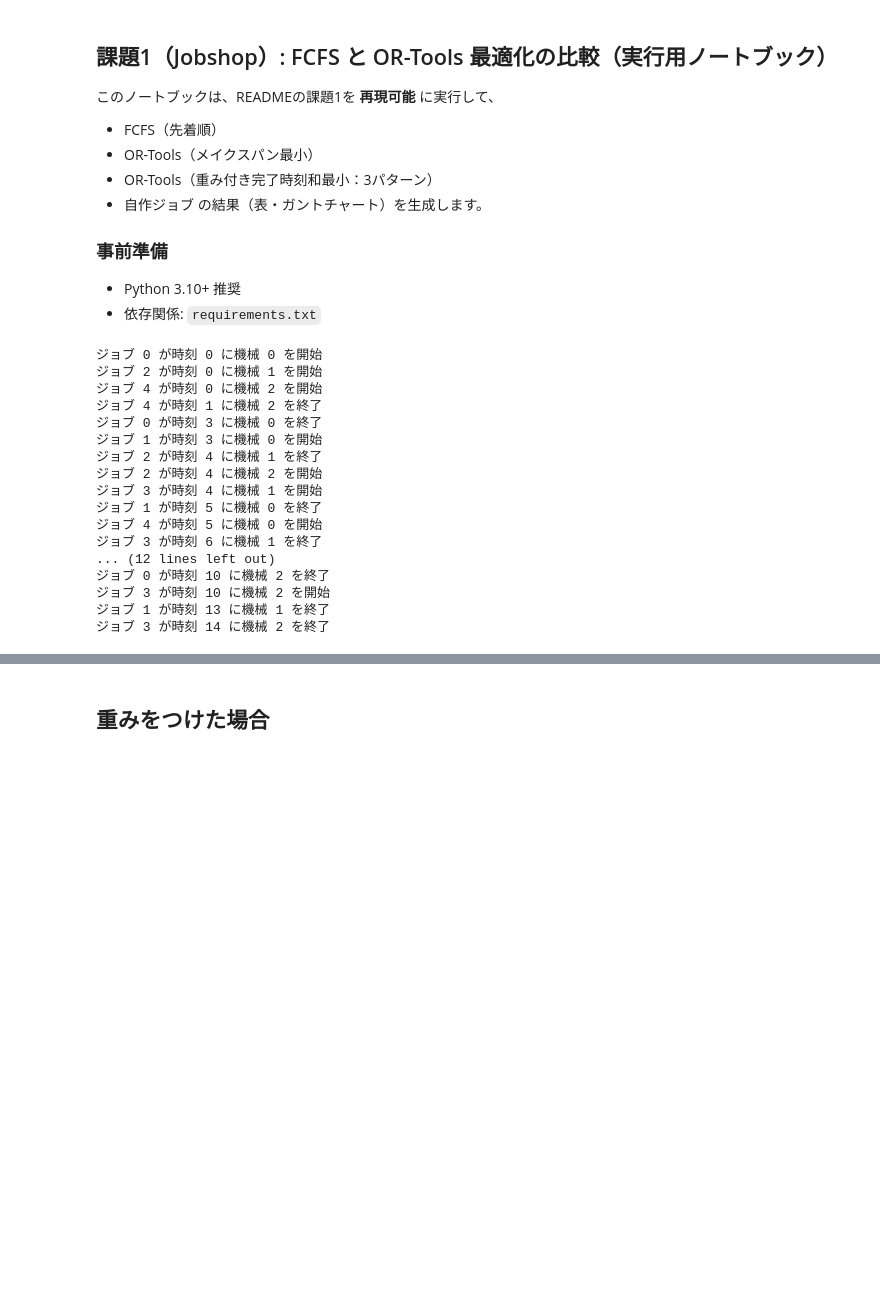
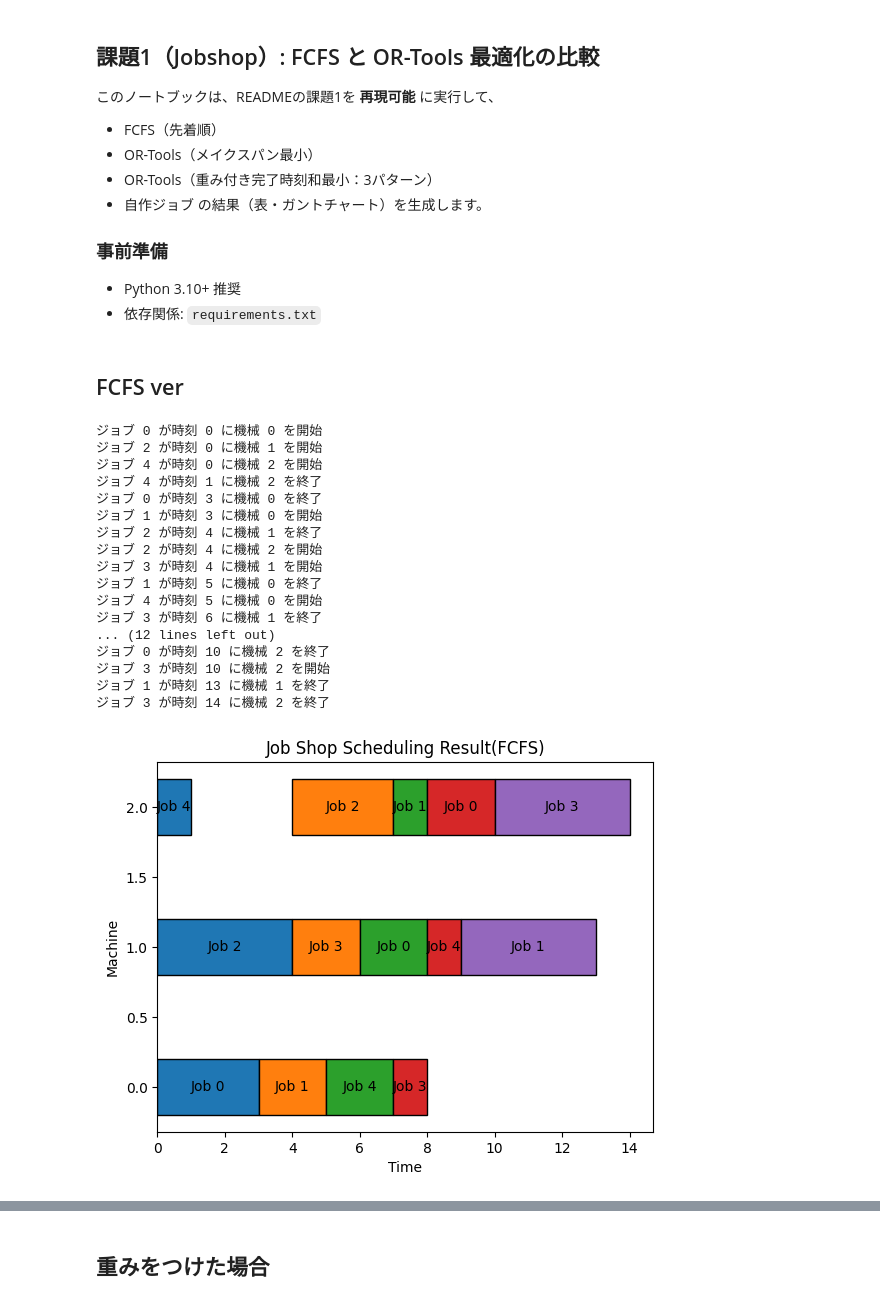
Before and after one commit to yut0takagi/ass-supply-chain-management2, a Jupyter notebook: Task1_Report.ipynb, the cells around one changed output, grey strips where cells are left out. Saved outputs shown, nothing was run; the diff lists cells and outputs as text; code cells hidden in the pictures; blank space fills up the shorter version.

```diff
--- a/Task1_Report.ipynb
+++ b/Task1_Report.ipynb
@@ -1,5 +1,5 @@
 # %% [markdown]
-## 課題1（Jobshop）: FCFS と OR-Tools 最適化の比較（実行用ノートブック）
+## 課題1（Jobshop）: FCFS と OR-Tools 最適化の比較
 
 このノートブックは、READMEの課題1を **再現可能** に実行して、
 - FCFS（先着順）
@@ -19,6 +19,8 @@ import matplotlib.pyplot as plt
 import matplotlib.colors as mcolors
 
 from tools import opt_orTools
+# %% [markdown]
+## FCFS ver
 # %%
 jobs = {
     0: [(0, 3), (1, 2), (2, 2)],
@@ -41,30 +43,85 @@ def process_job(env, job_id, steps, machines):
 env = simpy.Environment()
 # 機械数の設定
 machines = [simpy.Resource(env) for i in range(3)]
 
 # ジョブのシミュレーションをスケジュール
 # 定義されたすべてのジョブについてシミュレーション環境内でそれぞれ独立したプロセスを作成し各ジョブを順番に処理する．
 # 各ジョブはその順序と時間に従って利用可能な機械リソースを使用する．
 for job_id, steps in jobs.items():
     env.process(process_job(env, job_id, steps, machines))
 
 # シミュレーションの実行
 env.run()
+
+# FCFSスケジュールデータを格納するリスト
+fcfs_schedule_data = []
+num_machines = 3  # 機械の数は3
+
+# FCFSジョブ処理関数
+def process_job_fcfs(env, job_id, steps, machines):
+    for step_index, (machine_id, time) in enumerate(steps):
+        with machines[machine_id].request() as req:
+            yield req
+            start_time = env.now
+            yield env.timeout(time)
+            end_time = env.now
+            fcfs_schedule_data.append({
+                'job_id': job_id,
+                'machine_id': machine_id,
+                'start': start_time,
+                'end': end_time,
+                'task_label': f'Job {job_id}',
+            })
+
+# シミュレーション環境とリソース
+env_fcfs = simpy.Environment()
+machines_fcfs = [simpy.Resource(env_fcfs) for _ in range(num_machines)]
+
+for job_id, steps in jobs.items():
+    env_fcfs.process(process_job_fcfs(env_fcfs, job_id, steps, machines_fcfs))
+env_fcfs.run()
+
+# --- プロット: 画像通りに ---
+# fcfs_schedule_dataからmachines_plot_dataを生成
+machines_plot_data = {}
+for entry in fcfs_schedule_data:
+    m_id = entry['machine_id']
+    if m_id not in machines_plot_data:
+        machines_plot_data[m_id] = []
+    machines_plot_data[m_id].append(
+        (entry['start'], entry['end'], entry['job_id'])
+    )
+
+# グラフの描画
+fig, ax = plt.subplots()
+colors = list(mcolors.TABLEAU_COLORS.values())  # カラーパレット
+
+for machine, machine_schedule in machines_plot_data.items():
+    for job_num, (start, end, job_id) in enumerate(machine_schedule):
+        ax.barh(machine, end - start, left=start, height=0.4, color=colors[job_num % len(colors)], edgecolor='black')
+        ax.text((start + end) / 2, machine, f'Job {job_id}', ha='center', va='center')
+
+ax.set_xlabel('Time')
+ax.set_ylabel('Machine')
+ax.set_title('Job Shop Scheduling Result(FCFS)')
+plt.savefig("docs/img/task1-1-FCFS.png")
+plt.show()
 # %% [output]
 ジョブ 0 が時刻 0 に機械 0 を開始
 ジョブ 2 が時刻 0 に機械 1 を開始
 ジョブ 4 が時刻 0 に機械 2 を開始
 ジョブ 4 が時刻 1 に機械 2 を終了
 ジョブ 0 が時刻 3 に機械 0 を終了
 ジョブ 1 が時刻 3 に機械 0 を開始
 ジョブ 2 が時刻 4 に機械 1 を終了
 ジョブ 2 が時刻 4 に機械 2 を開始
 ジョブ 3 が時刻 4 に機械 1 を開始
 ジョブ 1 が時刻 5 に機械 0 を終了
 ジョブ 4 が時刻 5 に機械 0 を開始
 ジョブ 3 が時刻 6 に機械 1 を終了
 ... (12 lines left out)
 ジョブ 0 が時刻 10 に機械 2 を終了
 ジョブ 3 が時刻 10 に機械 2 を開始
 ジョブ 1 が時刻 13 に機械 1 を終了
 ジョブ 3 が時刻 14 に機械 2 を終了
+[figure, added]
```
Also changed, not shown: parts of 7 cells of this notebook, 8 other files.
